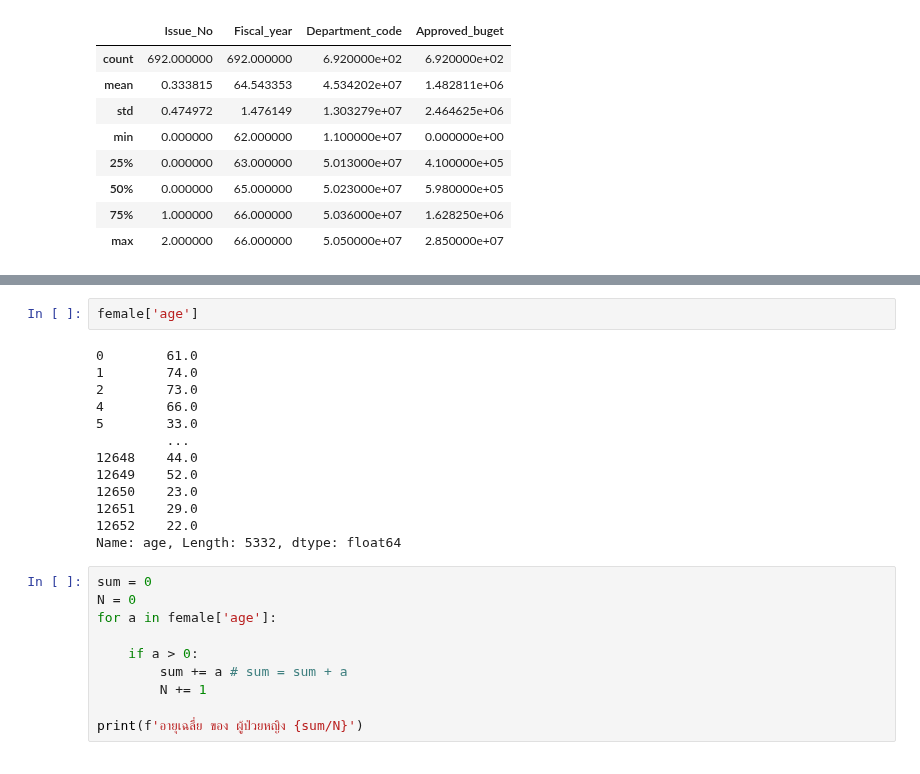
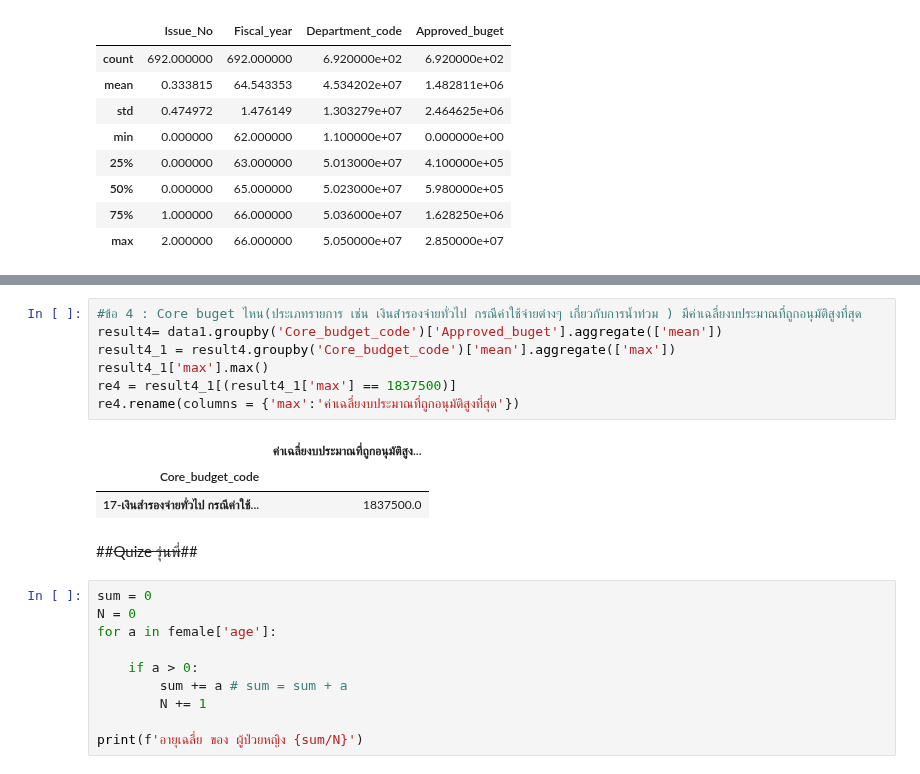
Before and after one commit to Tonry12/python_dataviz2023, a Jupyter notebook: Pandas101.ipynb, the cells around one changed output, grey strips where cells are left out. Cells and saved outputs as stored; diff of their text form.

```diff
--- a/Pandas101.ipynb
+++ b/Pandas101.ipynb
@@ -571,18 +567,16 @@ female
-# %%
-female['age']
-# %% [output]
-0        61.0
-1        74.0
-2        73.0
-4        66.0
-5        33.0
-         ...
-12648    44.0
-12649    52.0
-12650    23.0
-12651    29.0
-12652    22.0
-Name: age, Length: 5332, dtype: float64
+# %%
+#ข้อ 4 : Core buget ไหน(ประเภทรายการ เช่น เงินสำรองจ่ายทั่วไป กรณีค่าใช้จ่ายต่างๆ เกี่ยวกับการน้ำท่วม ) มีค่าเฉลี่ยงบประมาณที่ถูกอนุมัติสูงที่สุด
+result4= data1.groupby('Core_budget_code')['Approved_buget'].aggregate(['mean'])
+result4_1 = result4.groupby('Core_budget_code')['mean'].aggregate(['max'])
+result4_1['max'].max()
+re4 = result4_1[(result4_1['max'] == 1837500)]
+re4.rename(columns = {'max':'ค่าเฉลี่ยงบประมาณที่ถูกอนุมัติสูงที่สุด'})
+# %% [output]
+|  | ค่าเฉลี่ยงบประมาณที่ถูกอนุมัติสูง... |
+| Core_budget_code |  |
+| 17-เงินสำรองจ่ายทั่วไป กรณีค่าใช้... | 1837500.0 |
+# %% [markdown]
+##~~~~Quize รุ่นพี่~~~~##
 # %%
 sum = 0
 N = 0
```
Also changed, not shown: parts of 10 cells of this notebook.
